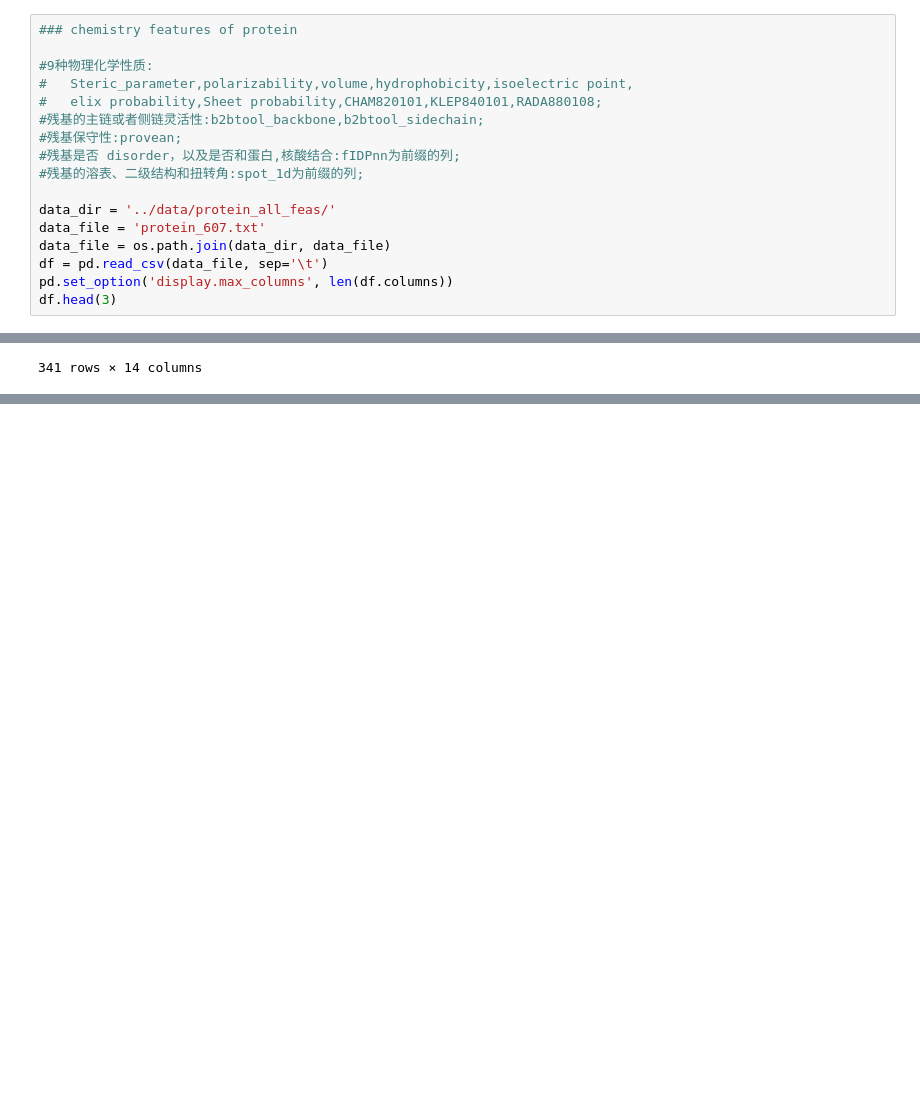
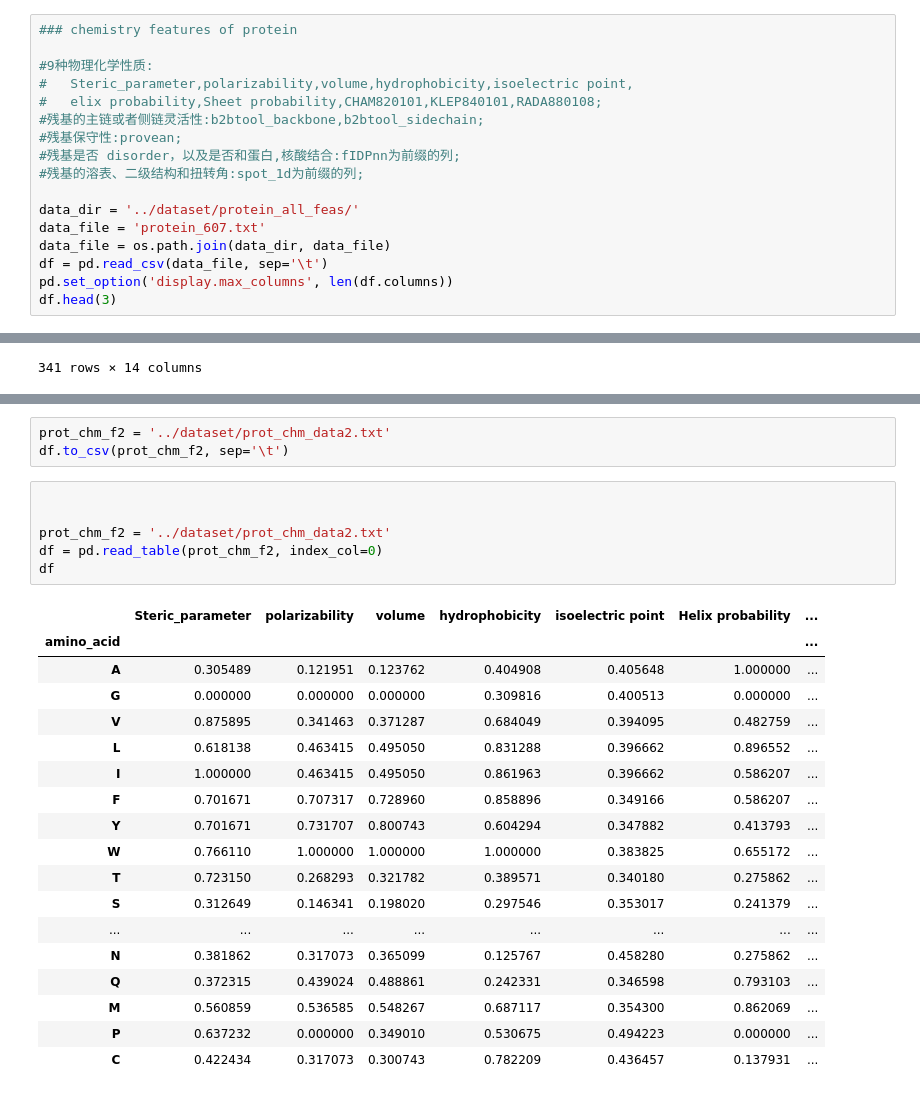
Before and after one commit to leepaul009/pri_model, a Jupyter notebook: notebook/data_chemistry_feat.ipynb, the cells around one changed output, grey strips where cells are left out. Drawn from its saved outputs; the diff is of its cells as text; blank space fills up the shorter version.

```diff
--- a/notebook/data_chemistry_feat.ipynb
+++ b/notebook/data_chemistry_feat.ipynb
@@ -97,7 +97,7 @@ for i in range(len(madf)):
 #残基是否 disorder，以及是否和蛋白,核酸结合:fIDPnn为前缀的列;
 #残基的溶表、二级结构和扭转角:spot_1d为前缀的列;
 
-data_dir = '../data/protein_all_feas/'
+data_dir = '../dataset/protein_all_feas/'
 data_file = 'protein_607.txt'
 data_file = os.path.join(data_dir, data_file)
 df = pd.read_csv(data_file, sep='\t')
@@ -169,0 +189,28 @@ df[diso_keys]
+# %%
+prot_chm_f2 = '../dataset/prot_chm_data2.txt'
+df.to_csv(prot_chm_f2, sep='\t')
+# %%
+
+
+prot_chm_f2 = '../dataset/prot_chm_data2.txt'
+df = pd.read_table(prot_chm_f2, index_col=0)
+df
+# %% [output]
+|  | Steric_parameter | polarizability | volume | hydrophobicity | isoelectric point | Helix probability | ... |
+| amino_acid |  |  |  |  |  |  | ... |
+| A | 0.305489 | 0.121951 | 0.123762 | 0.404908 | 0.405648 | 1.000000 | ... |
+| G | 0.000000 | 0.000000 | 0.000000 | 0.309816 | 0.400513 | 0.000000 | ... |
+| V | 0.875895 | 0.341463 | 0.371287 | 0.684049 | 0.394095 | 0.482759 | ... |
+| L | 0.618138 | 0.463415 | 0.495050 | 0.831288 | 0.396662 | 0.896552 | ... |
+| I | 1.000000 | 0.463415 | 0.495050 | 0.861963 | 0.396662 | 0.586207 | ... |
+| F | 0.701671 | 0.707317 | 0.728960 | 0.858896 | 0.349166 | 0.586207 | ... |
+| Y | 0.701671 | 0.731707 | 0.800743 | 0.604294 | 0.347882 | 0.413793 | ... |
+| W | 0.766110 | 1.000000 | 1.000000 | 1.000000 | 0.383825 | 0.655172 | ... |
+| T | 0.723150 | 0.268293 | 0.321782 | 0.389571 | 0.340180 | 0.275862 | ... |
+| S | 0.312649 | 0.146341 | 0.198020 | 0.297546 | 0.353017 | 0.241379 | ... |
+| ... | ... | ... | ... | ... | ... | ... | ... |
+| N | 0.381862 | 0.317073 | 0.365099 | 0.125767 | 0.458280 | 0.275862 | ... |
+| Q | 0.372315 | 0.439024 | 0.488861 | 0.242331 | 0.346598 | 0.793103 | ... |
+| M | 0.560859 | 0.536585 | 0.548267 | 0.687117 | 0.354300 | 0.862069 | ... |
+| P | 0.637232 | 0.000000 | 0.349010 | 0.530675 | 0.494223 | 0.000000 | ... |
+| C | 0.422434 | 0.317073 | 0.300743 | 0.782209 | 0.436457 | 0.137931 | ... |
```
Also changed, not shown: parts of 2 cells of this notebook, 6 other files.
